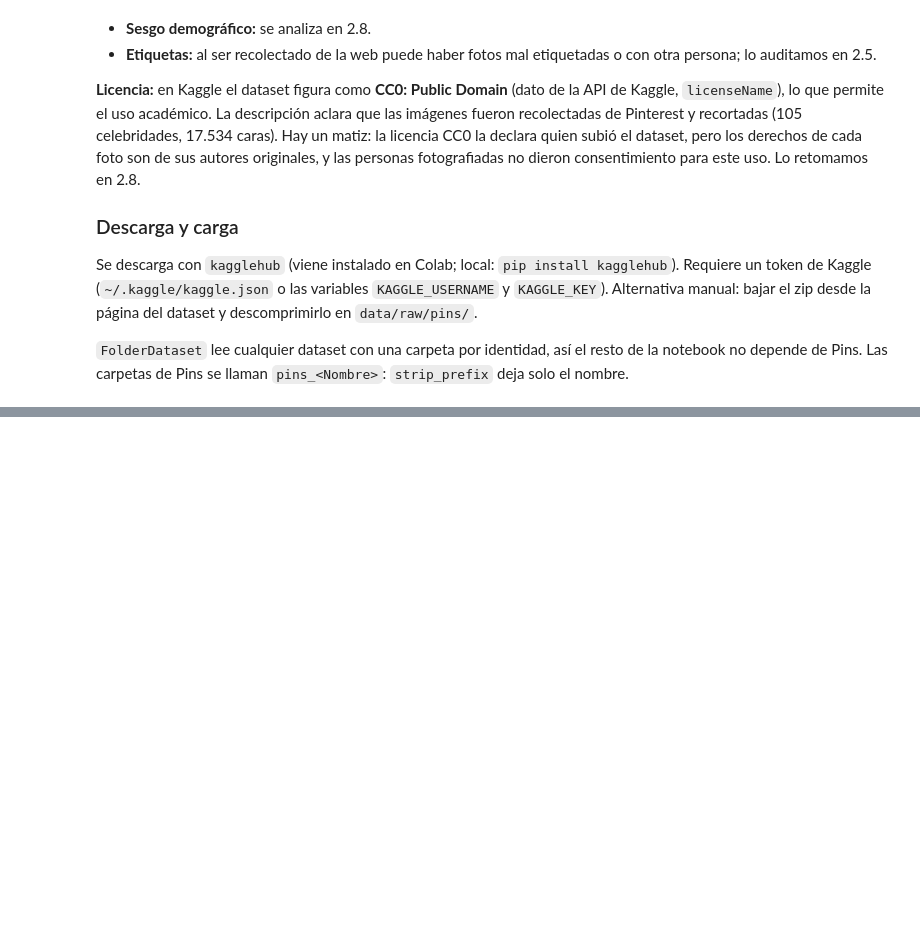
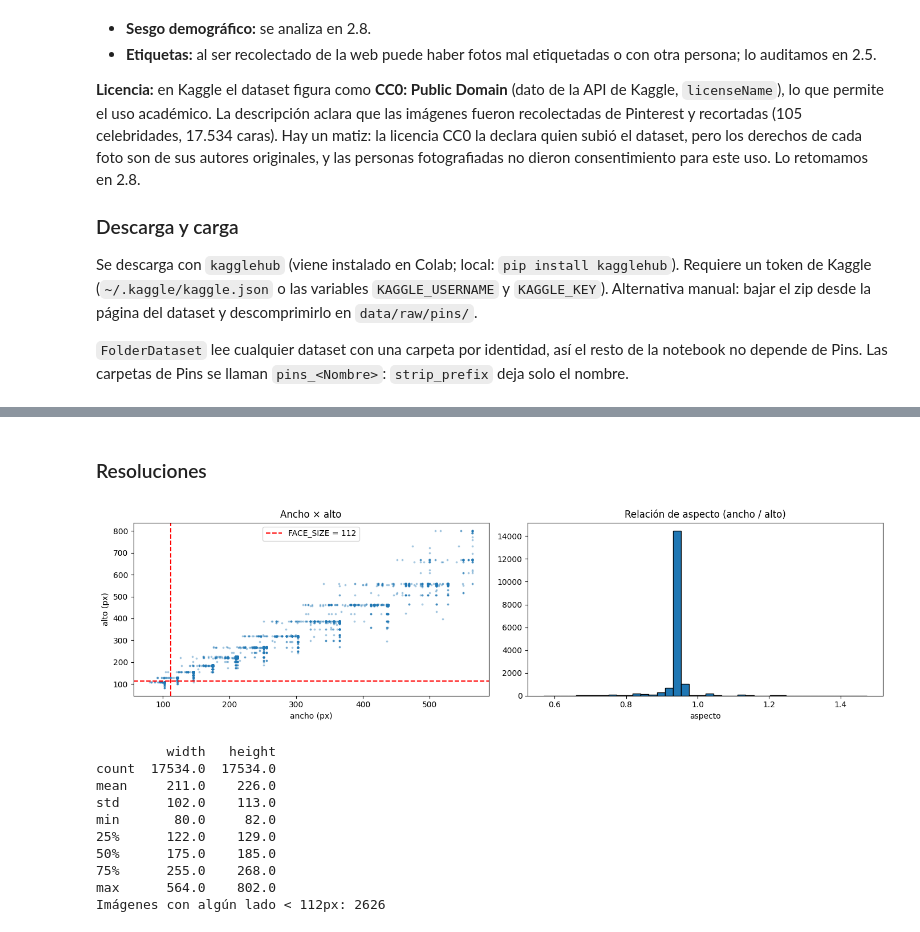
Before and after one commit to valentinlujambio/tuia-face-recognition-app, a Jupyter notebook: 1-pre-processing.ipynb, the cells around one changed output, grey strips where cells are left out. Saved outputs shown, nothing was run; the diff lists cells and outputs as text; code cells hidden in the pictures; blank space fills up the shorter version.

```diff
--- a/1-pre-processing.ipynb
+++ b/1-pre-processing.ipynb
@@ -71,0 +136,6 @@ dataset.head()
+# %%
+MIN_IMAGES_PER_IDENTITY = 20
+before = dataset["identity"].nunique()
+dataset = filter_min_images(dataset, MIN_IMAGES_PER_IDENTITY)
+print(f"Identidades con ≥ {MIN_IMAGES_PER_IDENTITY} imágenes: {dataset['identity'].nunique()} de {before} "
+      f"| imágenes: {len(dataset)}")
@@ -71,0 +146,4 @@ dataset.head()
+# %%
+dataset = inspect_files(dataset, DATASET_ROOT)
+display(pd.crosstab(dataset["extension"], dataset["mode"].fillna("no abre"), margins=True))
+print(f"Archivos que no abren: {(~dataset['readable']).sum()}")
@@ -71,0 +160,33 @@ dataset.head()
+# %% [markdown]
+### Resoluciones
+# %%
+from dotenv import dotenv_values
+FACE_SIZE = int(dotenv_values(ROOT / ".env.local.example")["FACE_SIZE"])   # el mismo valor que usa la app
+
+readable = dataset[dataset["readable"]]
+fig, axes = plt.subplots(1, 2, figsize=(14, 4))
+axes[0].scatter(readable["width"], readable["height"], s=3, alpha=0.3)
+axes[0].axvline(FACE_SIZE, color="red", ls="--")
+axes[0].axhline(FACE_SIZE, color="red", ls="--", label=f"FACE_SIZE = {FACE_SIZE}")
+axes[0].set(title="Ancho × alto", xlabel="ancho (px)", ylabel="alto (px)")
+axes[0].legend()
+axes[1].hist(readable["aspect_ratio"], bins=40, edgecolor="black")
+axes[1].set(title="Relación de aspecto (ancho / alto)", xlabel="aspecto")
+plt.tight_layout()
+plt.show()
+
+print(readable[["width", "height"]].describe().round(0).to_string())
+small = (readable[["width", "height"]].min(axis=1) < FACE_SIZE).sum()
+print(f"Imágenes con algún lado < {FACE_SIZE}px: {small}")
+# %% [output]
+[figure, added]
+         width   height
+count  17534.0  17534.0
+mean     211.0    226.0
+std      102.0    113.0
+min       80.0     82.0
+25%      122.0    129.0
+50%      175.0    185.0
+75%      255.0    268.0
+max      564.0    802.0
+Imágenes con algún lado < 112px: 2626
```
Also changed, not shown: parts of 13 cells of this notebook, 2 other files.
